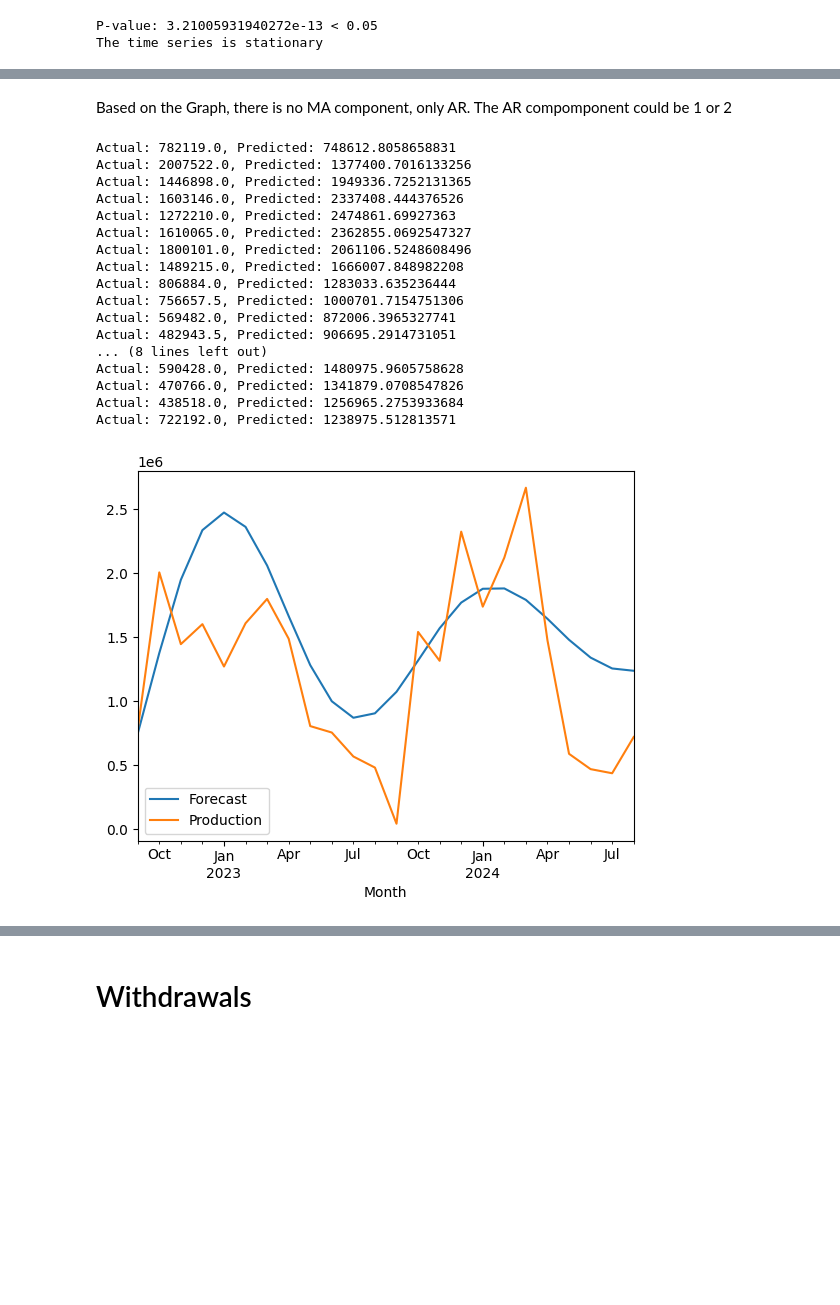
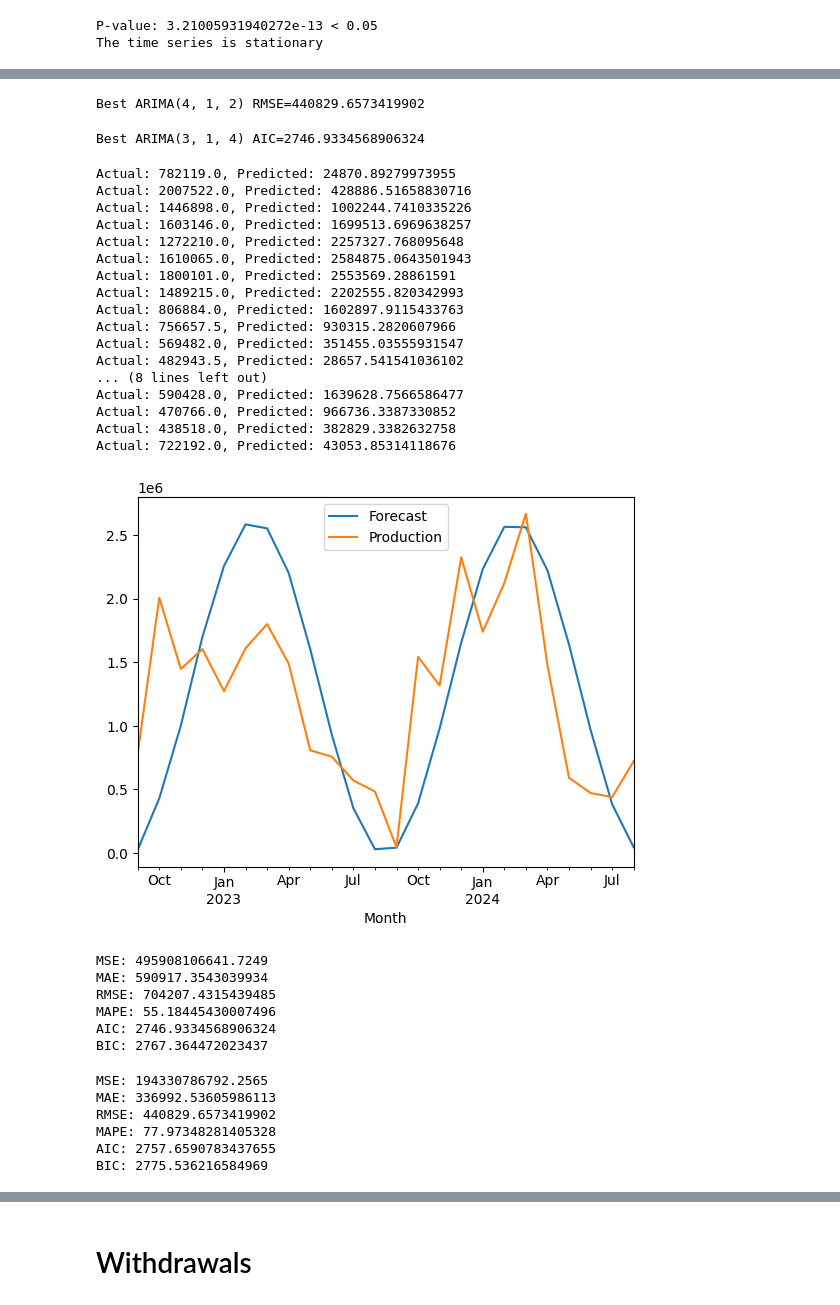
Before and after one commit to LeinnarF/Math_Modeling_Research_ARIMAX, a Jupyter notebook: Exog_forecast.ipynb, the cells around one changed output, grey strips where cells are left out. Saved outputs shown, nothing was run; the diff lists cells and outputs as text; code cells hidden in the pictures; blank space fills up the shorter version.

```diff
--- a/Exog_forecast.ipynb
+++ b/Exog_forecast.ipynb
@@ -151,24 +233,48 @@ ACF_PACF(prod_train, 40)
-# %% [markdown]
-Based on the Graph, there is no MA component, only AR. The AR compomponent could be 1 or 2
+# %%
+Order_RMSE(prod_train, prod_test, range(0, 5), range(0, 2), range(0, 5))
+# %% [output]
+Best ARIMA(4, 1, 2) RMSE=440829.6573419902
+# %%
+Order_AIC(prod_train, prod_test, range(0, 5), range(0, 2), range(0, 5))
+# %% [output]
+Best ARIMA(3, 1, 4) AIC=2746.9334568906324
 # %%
-Model(prod_train, prod_test, (2,0,1))
+Model(prod_train, prod_test, (3,1,4))
 # %% [output]
-Actual: 782119.0, Predicted: 748612.8058658831
-Actual: 2007522.0, Predicted: 1377400.7016133256
-Actual: 1446898.0, Predicted: 1949336.7252131365
-Actual: 1603146.0, Predicted: 2337408.444376526
-Actual: 1272210.0, Predicted: 2474861.69927363
-Actual: 1610065.0, Predicted: 2362855.0692547327
-Actual: 1800101.0, Predicted: 2061106.5248608496
-Actual: 1489215.0, Predicted: 1666007.848982208
-Actual: 806884.0, Predicted: 1283033.635236444
-Actual: 756657.5, Predicted: 1000701.7154751306
-Actual: 569482.0, Predicted: 872006.3965327741
-Actual: 482943.5, Predicted: 906695.2914731051
+Actual: 782119.0, Predicted: 24870.89279973955
+Actual: 2007522.0, Predicted: 428886.51658830716
+Actual: 1446898.0, Predicted: 1002244.7410335226
+Actual: 1603146.0, Predicted: 1699513.6969638257
+Actual: 1272210.0, Predicted: 2257327.768095648
+Actual: 1610065.0, Predicted: 2584875.0643501943
+Actual: 1800101.0, Predicted: 2553569.28861591
+Actual: 1489215.0, Predicted: 2202555.820342993
+Actual: 806884.0, Predicted: 1602897.9115433763
+Actual: 756657.5, Predicted: 930315.2820607966
+Actual: 569482.0, Predicted: 351455.03555931547
+Actual: 482943.5, Predicted: 28657.541541036102
 ... (8 lines left out)
-Actual: 590428.0, Predicted: 1480975.9605758628
-Actual: 470766.0, Predicted: 1341879.0708547826
-Actual: 438518.0, Predicted: 1256965.2753933684
-Actual: 722192.0, Predicted: 1238975.512813571
+Actual: 590428.0, Predicted: 1639628.7566586477
+Actual: 470766.0, Predicted: 966736.3387330852
+Actual: 438518.0, Predicted: 382829.3382632758
+Actual: 722192.0, Predicted: 43053.85314118676
-[figure, old version]
+[figure, new version]
+# %%
+Evaluate(prod_train, prod_test, (3,1,4))
+# %% [output]
+MSE: 495908106641.7249
+MAE: 590917.3543039934
+RMSE: 704207.4315439485
+MAPE: 55.18445430007496
+AIC: 2746.9334568906324
+BIC: 2767.364472023437
+# %%
+Evaluate(prod_train, prod_test, (4,1,2))
+# %% [output]
+MSE: 194330786792.2565
+MAE: 336992.53605986113
+RMSE: 440829.6573419902
+MAPE: 77.97348281405328
+AIC: 2757.6590783437655
+BIC: 2775.536216584969
 # %%
```
Also changed, not shown: parts of 36 cells of this notebook, 1 other file.
